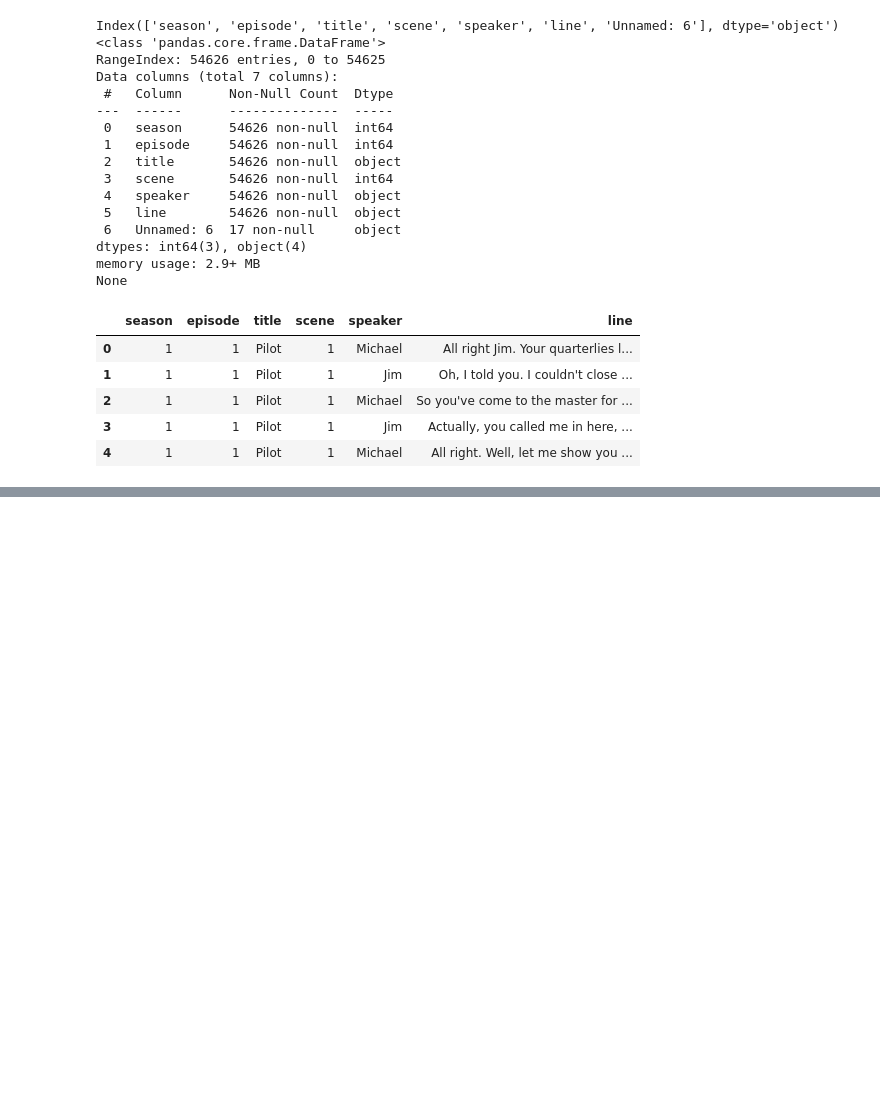
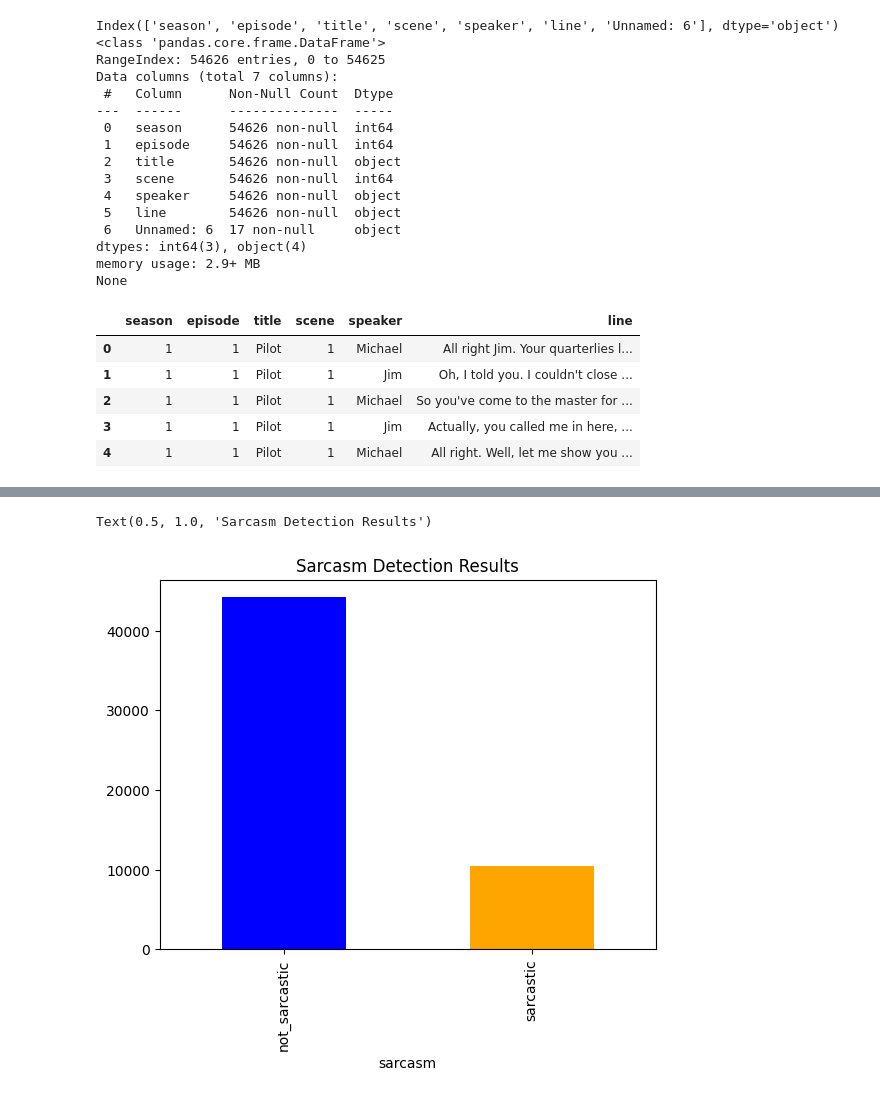
Before and after one commit to IbrahimHam/The-Assistant-to-The-Office-Chatbot, a Jupyter notebook: notebooks/eda.ipynb, the cells around one changed output, grey strips where cells are left out. Cells and saved outputs as stored; diff of their text form; code cells hidden in the pictures; blank space fills up the shorter version.

Commit message:
feature engineering of emotions and sarcasm

```diff
--- a/notebooks/eda.ipynb
+++ b/notebooks/eda.ipynb
@@ -48,0 +99,7 @@ df.head()
+# %%
+def get_top_emotions(text, top_k=2):
+    scores = emotion_classifier(text)[0]
+    sorted_scores = sorted(scores, key=lambda x: x["score"], reverse=True)
+    return [e["label"] for e in sorted_scores[:top_k]]
+# %%
+df["emotions"] = df["line"].apply(get_top_emotions)
@@ -48,0 +126,31 @@ df.head()
+# %%
+from transformers import AutoTokenizer, AutoModelForSequenceClassification
+import string
+
+# Load the sarcasm model
+MODEL_PATH = "helinivan/english-sarcasm-detector"
+tokenizer = AutoTokenizer.from_pretrained(MODEL_PATH)
+model = AutoModelForSequenceClassification.from_pretrained(MODEL_PATH)
+
+
+def preprocess_data(text: str) -> str:
+    return text.lower().translate(str.maketrans("", "", string.punctuation)).strip()
+
+
+def detect_sarcasm(text, threshold=0.5):
+    tokenized_text = tokenizer(
+        [preprocess_data(text)],
+        padding=True,
+        truncation=True,
+        max_length=256,
+        return_tensors="pt",
+    )
+    with torch.no_grad():
+        output = model(**tokenized_text)
+    probs = output.logits.softmax(dim=-1).tolist()[0]
+    confidence = max(probs)
+    prediction = probs.index(confidence)
+    is_sarcastic = bool(prediction)  # Usually 1 = sarcastic, 0 = not
+    return "sarcastic" if is_sarcastic and confidence >= threshold else "not_sarcastic"
+# %%
+df["sarcasm"] = df["line"].apply(detect_sarcasm)
@@ -48,0 +177,6 @@ df.head()
+# %%
+df.sarcasm.value_counts().plot(kind="bar", color=["blue", "orange"])
+plt.title("Sarcasm Detection Results")
+# %% [output]
+Text(0.5, 1.0, 'Sarcasm Detection Results')
+[figure, added]
```
Also changed, not shown: parts of 9 cells of this notebook.
